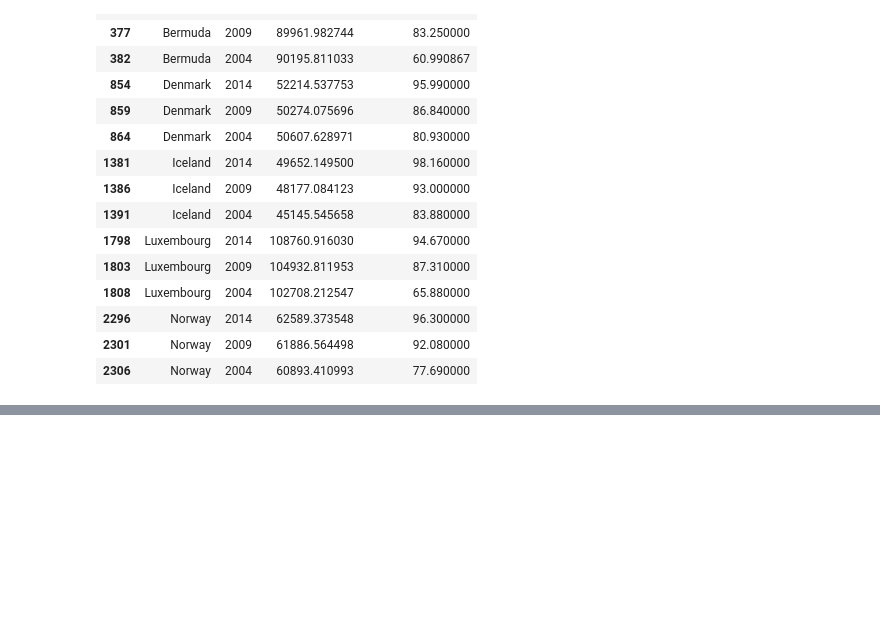
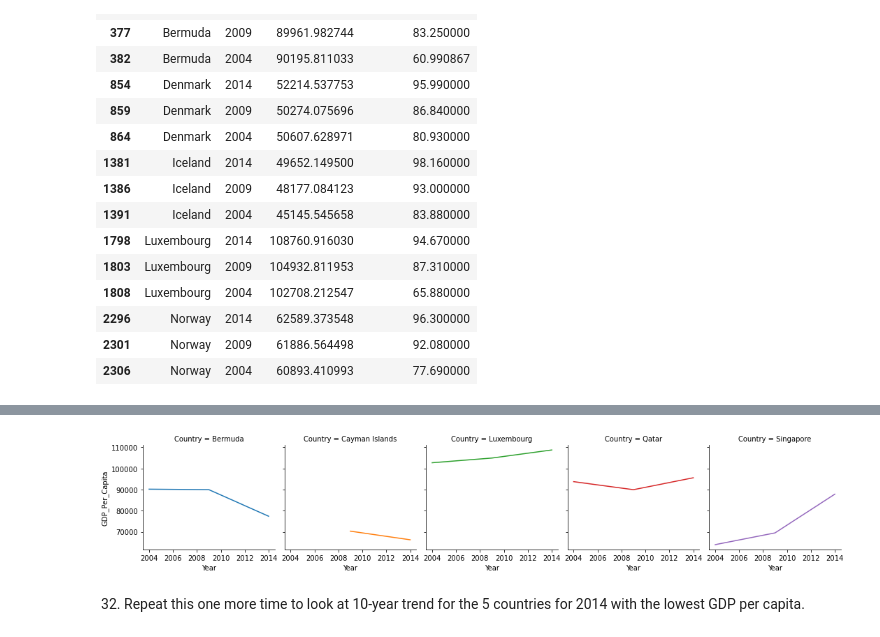
Before and after one commit to NSS-Data-Analytics-Cohort-7/gdp-and-internet-usage-csider0317, a Jupyter notebook: Notebooks/gdpproject.ipynb, the cells around one changed output, grey strips where cells are left out. Drawn from its saved outputs; the diff is of its cells as text; code cells hidden in the pictures; blank space fills up the shorter version.

```diff
--- a/Notebooks/gdpproject.ipynb
+++ b/Notebooks/gdpproject.ipynb
@@ -513,0 +466,8 @@ plt.show()
+# %%
+graph = sns.FacetGrid(top_5_gdp, col ="Country", hue = "Country" )
+graph.map(plt.plot, "Year", "GDP_Per_Capita" )
+plt.show()
+# %% [output]
+[figure, added]
+# %% [markdown]
+32. Repeat this one more time to look at 10-year trend for the 5 countries for 2014 with the lowest GDP per capita.
```
Also changed, not shown: parts of 32 cells of this notebook.
